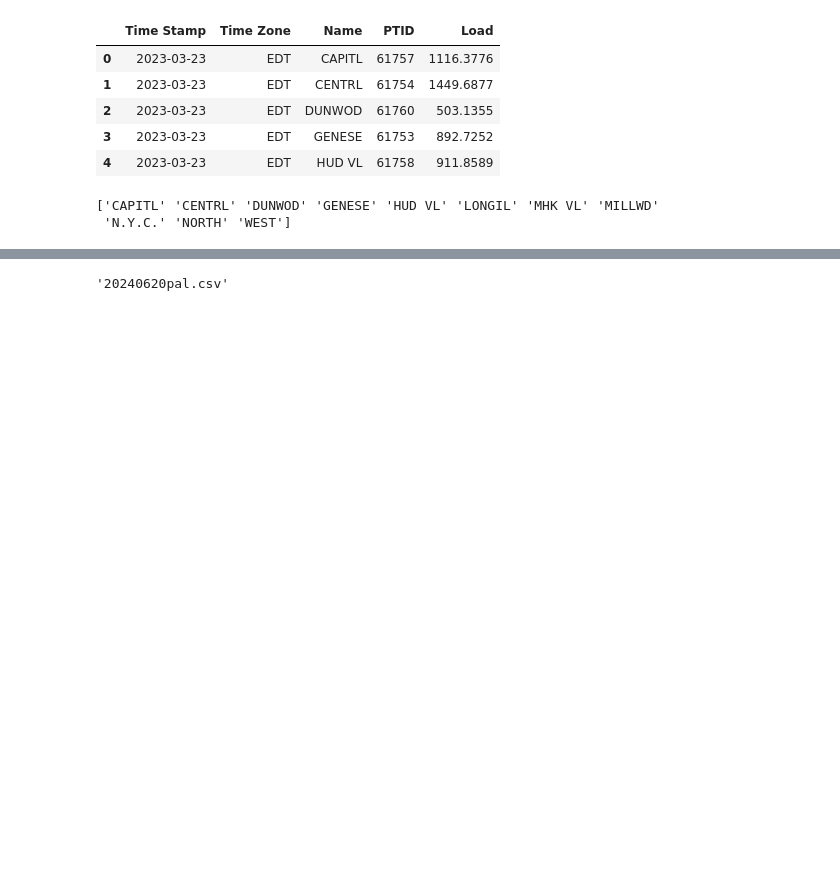
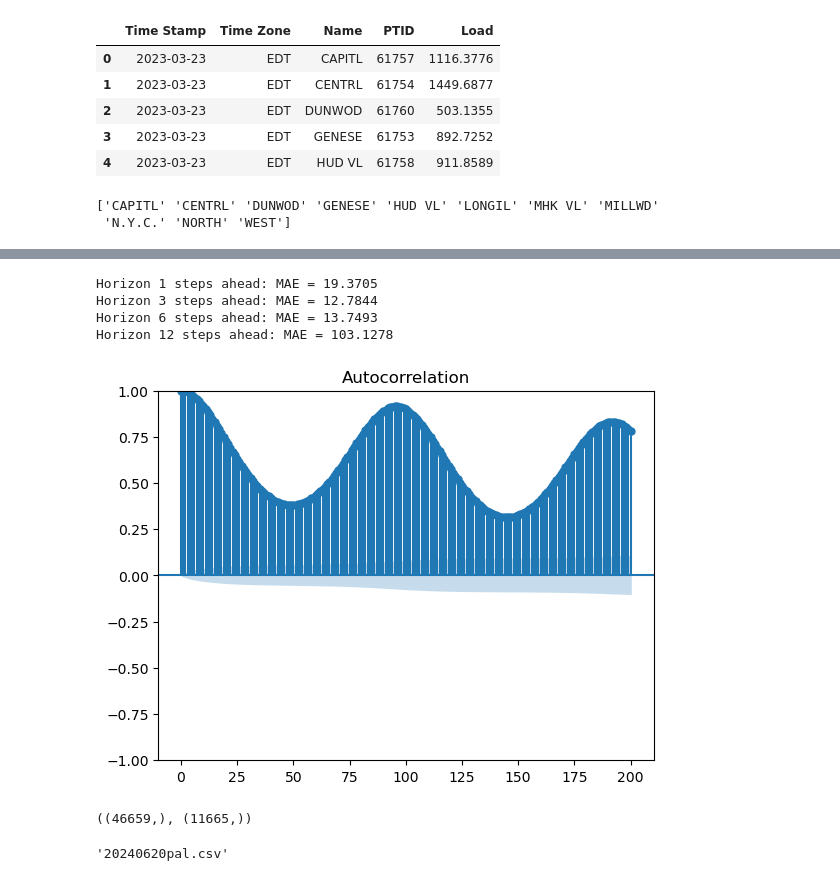
Before and after one commit to tamoraji/PyTSF-MfG, a Jupyter notebook: datasets/ISO-NY.ipynb, the cells around one changed output, grey strips where cells are left out. Cells and saved outputs as stored; diff of their text form; code cells hidden in the pictures; blank space fills up the shorter version.

```diff
--- a/datasets/ISO-NY.ipynb
+++ b/datasets/ISO-NY.ipynb
@@ -174,0 +202,25 @@ plt.show()
+# %%
+# Display the results
+for horizon, mae in results.items():
+    print(f'{horizon} steps ahead: MAE = {mae:.4f}')
+# %% [output]
+Horizon 1 steps ahead: MAE = 19.3705
+Horizon 3 steps ahead: MAE = 12.7844
+Horizon 6 steps ahead: MAE = 13.7493
+Horizon 12 steps ahead: MAE = 103.1278
+# %%
+from statsmodels.graphics.tsaplots import plot_acf
+
+# Assume `time_series_data` is a pandas Series of your time series
+plot_acf(nyc_df_hourly, lags=200)
+plt.show()
+# %% [output]
+[figure, added]
+# %%
+
+from pmdarima.model_selection import train_test_split
+y = nyc_df_hourly
+y_train, y_test = train_test_split(y, test_size=0.2)
+y_train.shape, y_test.shape
+# %% [output]
+((46659,), (11665,))
```
Also changed, not shown: parts of 18 cells of this notebook.
